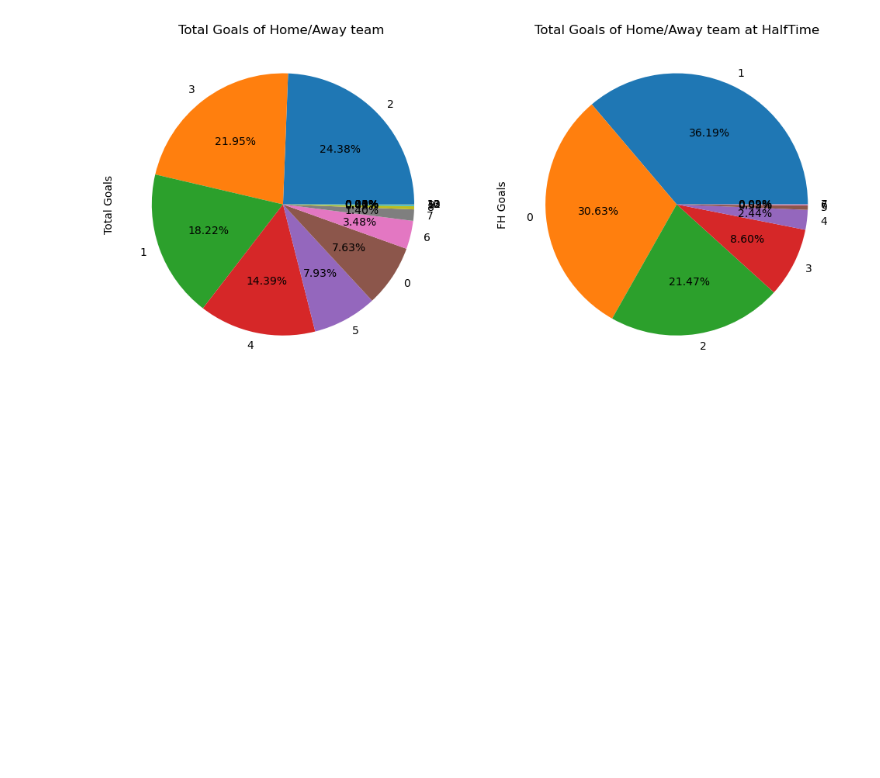
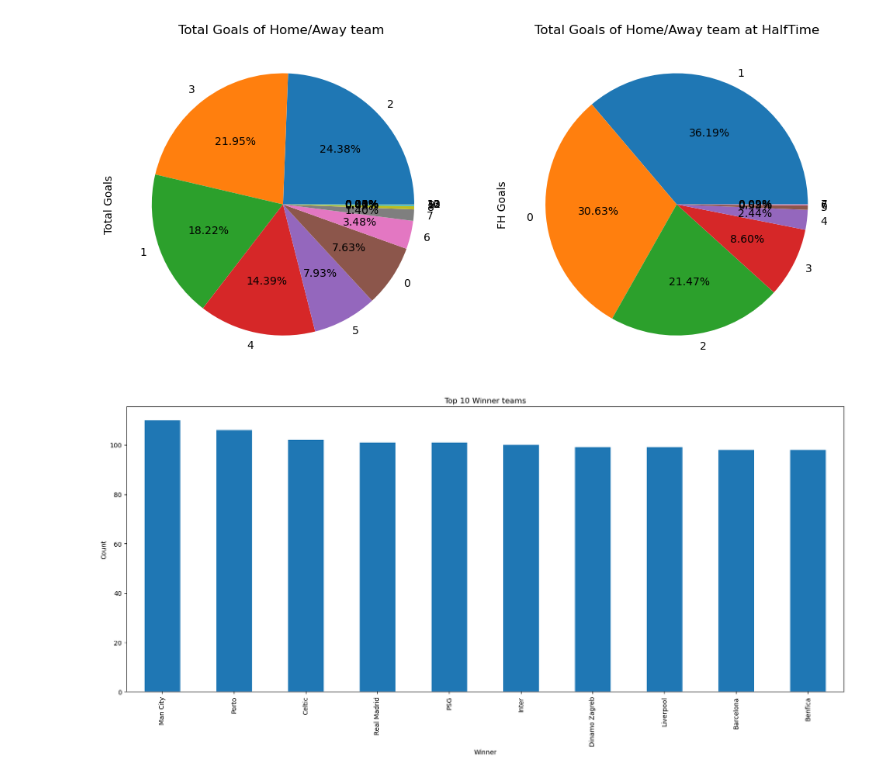
Before and after one commit to ShubhamGupta2505/Dataset-Analysis-Visualization, a Jupyter notebook: football-league-dataset-analysis.ipynb, the cells around one changed output. Saved outputs shown, nothing was run; the diff lists cells and outputs as text; code cells hidden in the pictures; blank space fills up the shorter version.

```diff
--- a/football-league-dataset-analysis.ipynb
+++ b/football-league-dataset-analysis.ipynb
@@ -193,3 +193,16 @@ plt.title('Total Goals of Home/Away team at HalfTime')
 # %% [output]
 Text(0.5, 1.0, 'Total Goals of Home/Away team at HalfTime')
 [figure]
+# %%
+winner_counts = df['Winner Team'].value_counts().head(11)
+winner = winner_counts[1:]
+# Plotting the bar graph
+plt.figure(figsize=(20,8))
+winner.plot(kind='bar')
+plt.title('Top 10 Winner teams')
+plt.xlabel('Winner')
+plt.ylabel('Count')
+plt.xticks(rotation=90)
+plt.show()
+# %% [output]
+[figure, added]
```
Also changed, not shown: parts of 1 cell of this notebook.
